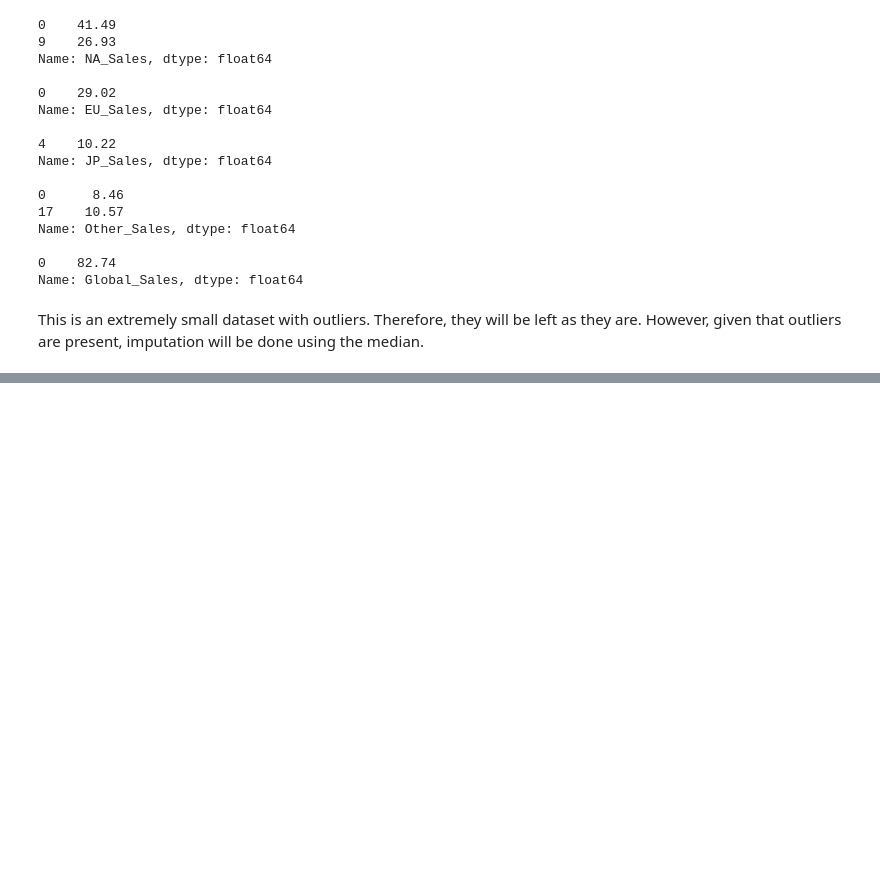
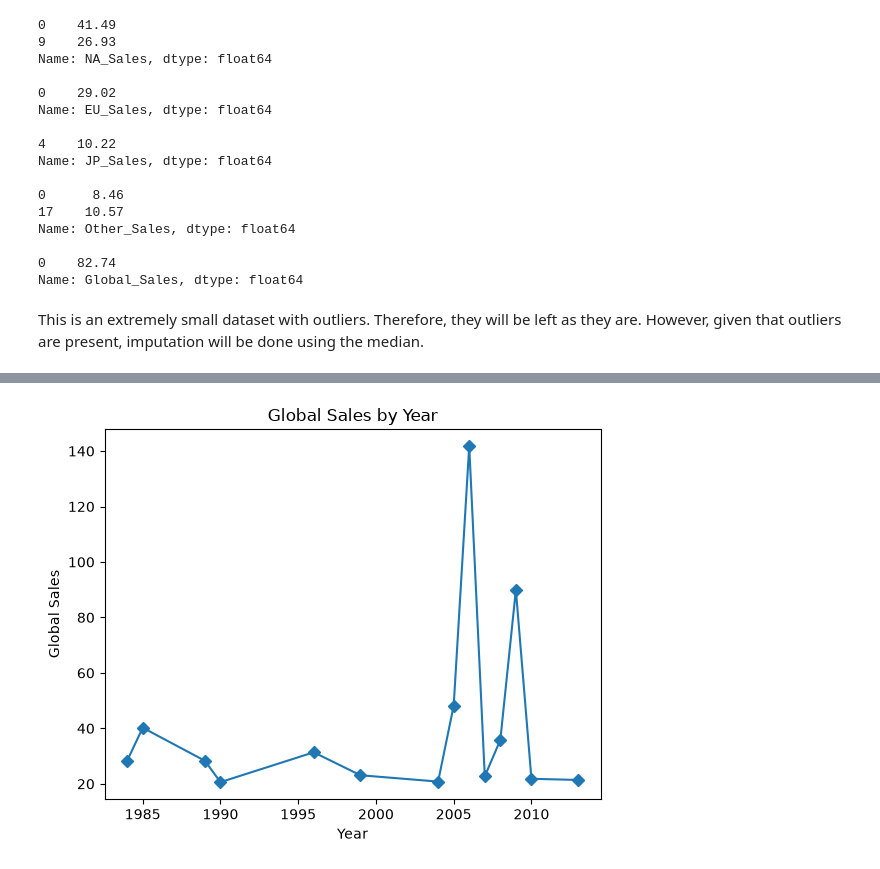
Before and after one commit to Mimi97-aqua/matplotlib_sales_analysis, a Jupyter notebook: analysis.ipynb, the cells around one changed output, grey strips where cells are left out. Drawn from its saved outputs; the diff is of its cells as text; code cells hidden in the pictures; blank space fills up the shorter version.

```diff
--- a/analysis.ipynb
+++ b/analysis.ipynb
@@ -125,0 +139,9 @@ df
+# %%
+sales_by_year = df.groupby("Year")["Global_Sales"].sum()
+plt.plot(sales_by_year.index, sales_by_year.values, marker="D")
+plt.xlabel("Year")
+plt.ylabel("Global Sales")
+plt.title("Global Sales by Year")
+plt.show()
+# %% [output]
+[figure, added]
```
Also changed, not shown: parts of 1 cell of this notebook.
